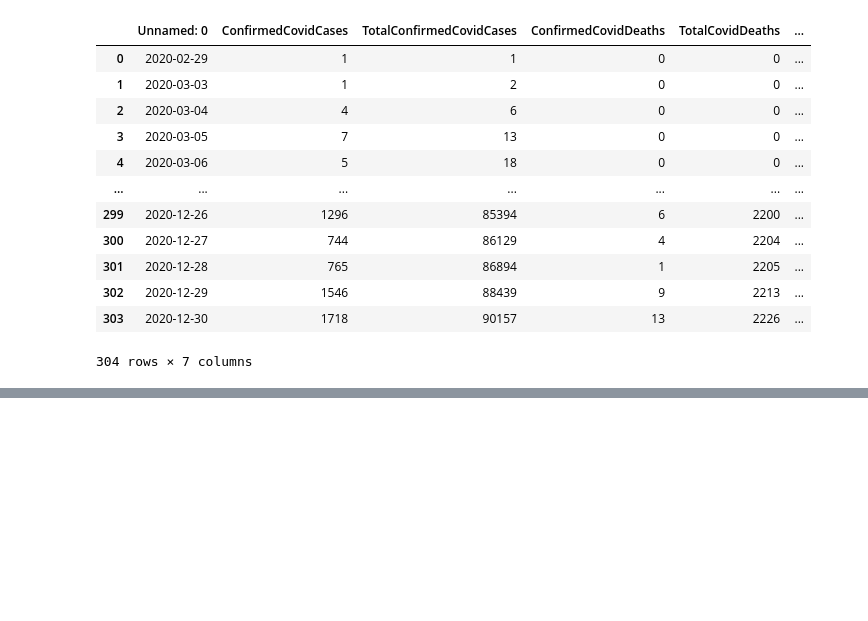
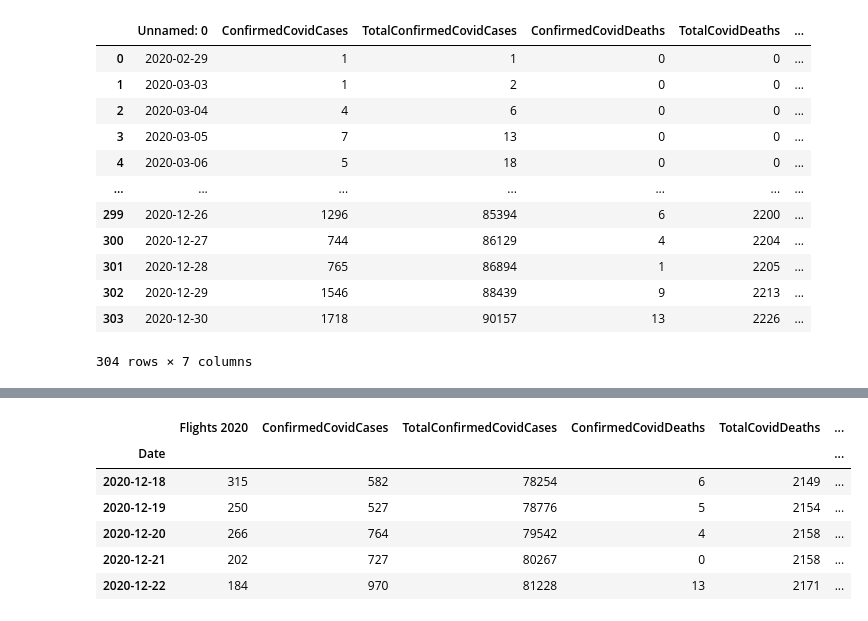
Before and after one commit to Truncation-Nation/hack4change, a Jupyter notebook: hack4change.ipynb, the cells around one changed output, grey strips where cells are left out. Saved outputs shown, nothing was run; the diff lists cells and outputs as text; code cells hidden in the pictures; blank space fills up the shorter version.

```diff
--- a/hack4change.ipynb
+++ b/hack4change.ipynb
@@ -26,0 +136,10 @@ covid_cases
+# %%
+df.tail()
+# %% [output]
+|  | Flights 2020 | ConfirmedCovidCases | TotalConfirmedCovidCases | ConfirmedCovidDeaths | TotalCovidDeaths | ... |
+| Date |  |  |  |  |  | ... |
+| 2020-12-18 | 315 | 582 | 78254 | 6 | 2149 | ... |
+| 2020-12-19 | 250 | 527 | 78776 | 5 | 2154 | ... |
+| 2020-12-20 | 266 | 764 | 79542 | 4 | 2158 | ... |
+| 2020-12-21 | 202 | 727 | 80267 | 0 | 2158 | ... |
+| 2020-12-22 | 184 | 970 | 81228 | 13 | 2171 | ... |
```
Also changed, not shown: parts of 13 cells of this notebook.
